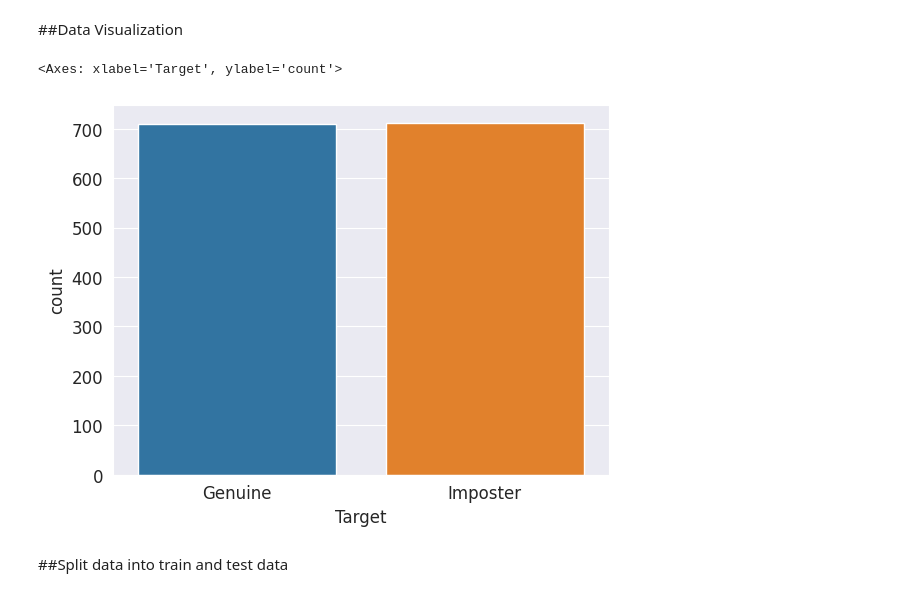
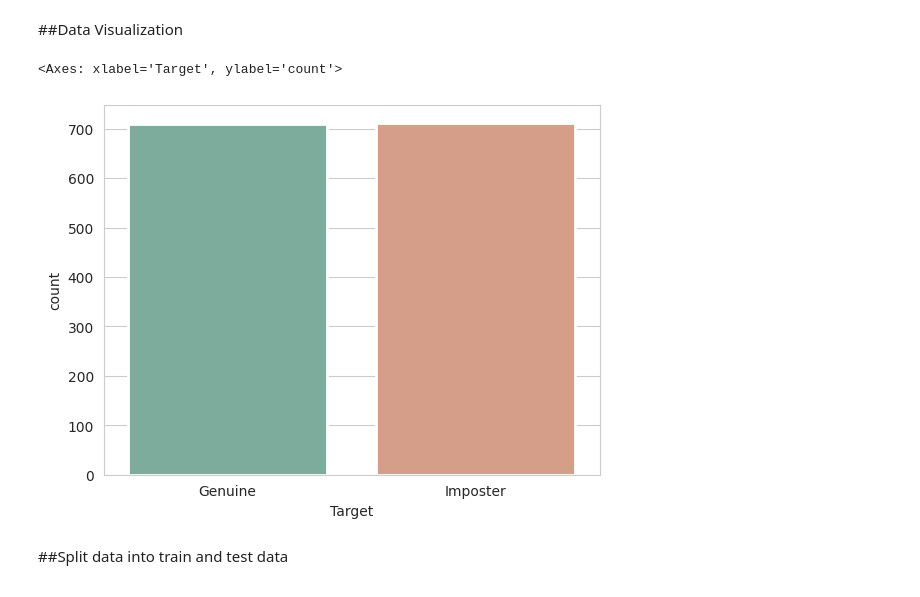
Before and after one commit to aiclub-igdtuw/AIMLMonth2023, a Jupyter notebook: MAJOR_PROJECT.ipynb, the cells around one changed output. Saved outputs shown, nothing was run; the diff lists cells and outputs as text; code cells hidden in the pictures.

```diff
--- a/MAJOR_PROJECT.ipynb
+++ b/MAJOR_PROJECT.ipynb
@@ -43,3 +43,6 @@ Index(['User', 'H.period', 'DD.period.t', 'UD.period.t', 'H.t', 'DD.t.i',
       dtype='object')
 # %% [markdown]
 ##DATA VISUALIZATION
+# %%
+sns.set_style('whitegrid')
+sns.countplot(x='Target',data=data,palette='Set2',saturation=0.5,linewidth=5)
@@ -246,20 +243,19 @@ KNeighborsClassifier()
 # %%
 pred = knn.predict(X_test)
 cm = confusion_matrix(y_test,pred)
-print(confusion_matrix(y_test,pred))
-sns.set_style('white')
+#print(confusion_matrix(y_test,pred))
+sns.heatmap(cm,
+            annot=True,
+            fmt='g',
+            xticklabels=['Genuine','Imposter'],yticklabels=['Genuine','Imposter']),
 plt.clf()
 plt.imshow(cm, interpolation='nearest', cmap=plt.cm.Pastel1)
-classNames = ['Genuine','Imposter']
 plt.title('Confusion Matrix',fontsize = 12)
 plt.ylabel('True label',fontsize=12)
 plt.xlabel('Predicted label',fontsize=12)
-tick_marks = np.arange(len(classNames))
-plt.xticks(tick_marks, classNames,fontsize=9)
-plt.yticks(tick_marks, classNames,fontsize=9)
 s = [['TP','FN'], ['FP', 'TN']]
-for i in range(2):
-    for j in range(2):
-        plt.text(j,i, str(s[i][j])+" = "+str(cm[i][j]))
+for k in range(2):
+    for n in range(2):
+        plt.text(n,k, str(s[k][n])+" = "+str(cm[k][n]))
 plt.show()
 # %% [output]
@@ -377,7 +425,7 @@ from sklearn.metrics import classification_report,confusion_matrix
 # %% [markdown]
 ##Load Data
 # %%
-data = pd.read_csv("KeystrokeData.csv")
+data = pd.read_csv("/content/KeystrokeData.csv")
 # %%
 data.head()
 # %% [output]
@@ -401,11 +449,11 @@ Index(['User', 'H.period', 'DD.period.t', 'UD.period.t', 'H.t', 'DD.t.i',
 # %% [markdown]
 ##Data Visualization
 # %%
-sns.set_style('darkgrid')
-sns.countplot(x='Target',data=data)
+sns.set_style('whitegrid')
+sns.countplot(x='Target',data=data,palette='Set2',linewidth=2,saturation=0.5)
 # %% [output]
 <Axes: xlabel='Target', ylabel='count'>
-[figure, old version]
+[figure, new version]
 # %% [markdown]
 ##Split data into train and test data
 # %%
```
Also changed, not shown: parts of 60 cells of this notebook.
